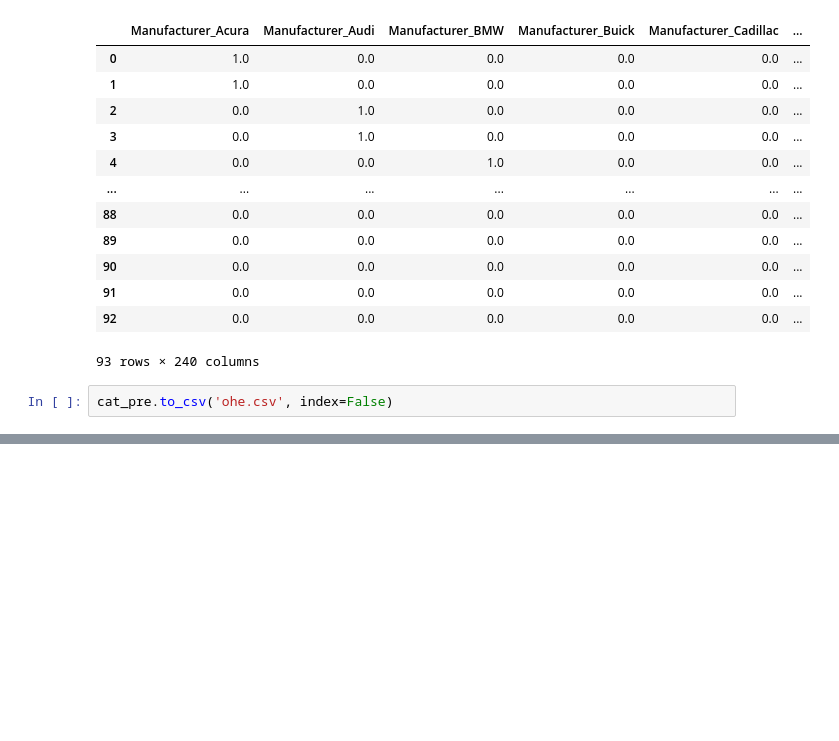
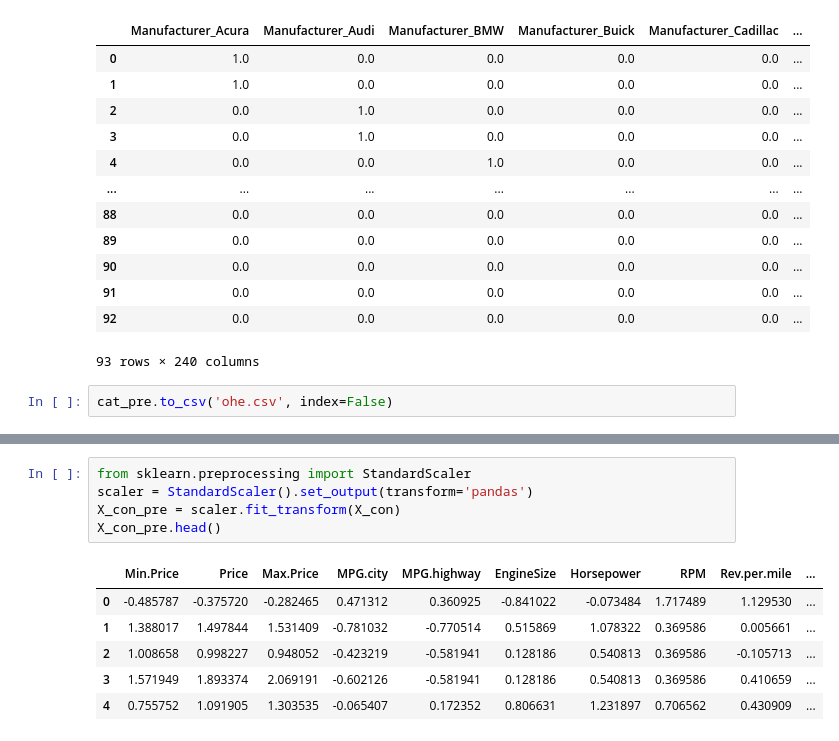
Before and after one commit to girme04/VS-code, a Jupyter notebook: Data preprocessing/data preprocessing .ipynb, the cells around one changed output, grey strips where cells are left out. Cells and saved outputs as stored; diff of their text form; blank space fills up the shorter version.

Commit message:
Preprocessing completed

```diff
--- a/Data preprocessing/data preprocessing .ipynb
+++ b/Data preprocessing/data preprocessing .ipynb
@@ -291,0 +301,12 @@ cat_pre.to_csv('ohe.csv', index=False)
+# %%
+from sklearn.preprocessing import StandardScaler
+scaler = StandardScaler().set_output(transform='pandas')
+X_con_pre = scaler.fit_transform(X_con)
+X_con_pre.head()
+# %% [output]
+|  | Min.Price | Price | Max.Price | MPG.city | MPG.highway | EngineSize | Horsepower | RPM | Rev.per.mile | ... |
+| 0 | -0.485787 | -0.375720 | -0.282465 | 0.471312 | 0.360925 | -0.841022 | -0.073484 | 1.717489 | 1.129530 | ... |
+| 1 | 1.388017 | 1.497844 | 1.531409 | -0.781032 | -0.770514 | 0.515869 | 1.078322 | 0.369586 | 0.005661 | ... |
+| 2 | 1.008658 | 0.998227 | 0.948052 | -0.423219 | -0.581941 | 0.128186 | 0.540813 | 0.369586 | -0.105713 | ... |
+| 3 | 1.571949 | 1.893374 | 2.069191 | -0.602126 | -0.581941 | 0.128186 | 0.540813 | 0.369586 | 0.410659 | ... |
+| 4 | 0.755752 | 1.091905 | 1.303535 | -0.065407 | 0.172352 | 0.806631 | 1.231897 | 0.706562 | 0.430909 | ... |
```
Also changed, not shown: parts of 24 cells of this notebook.
